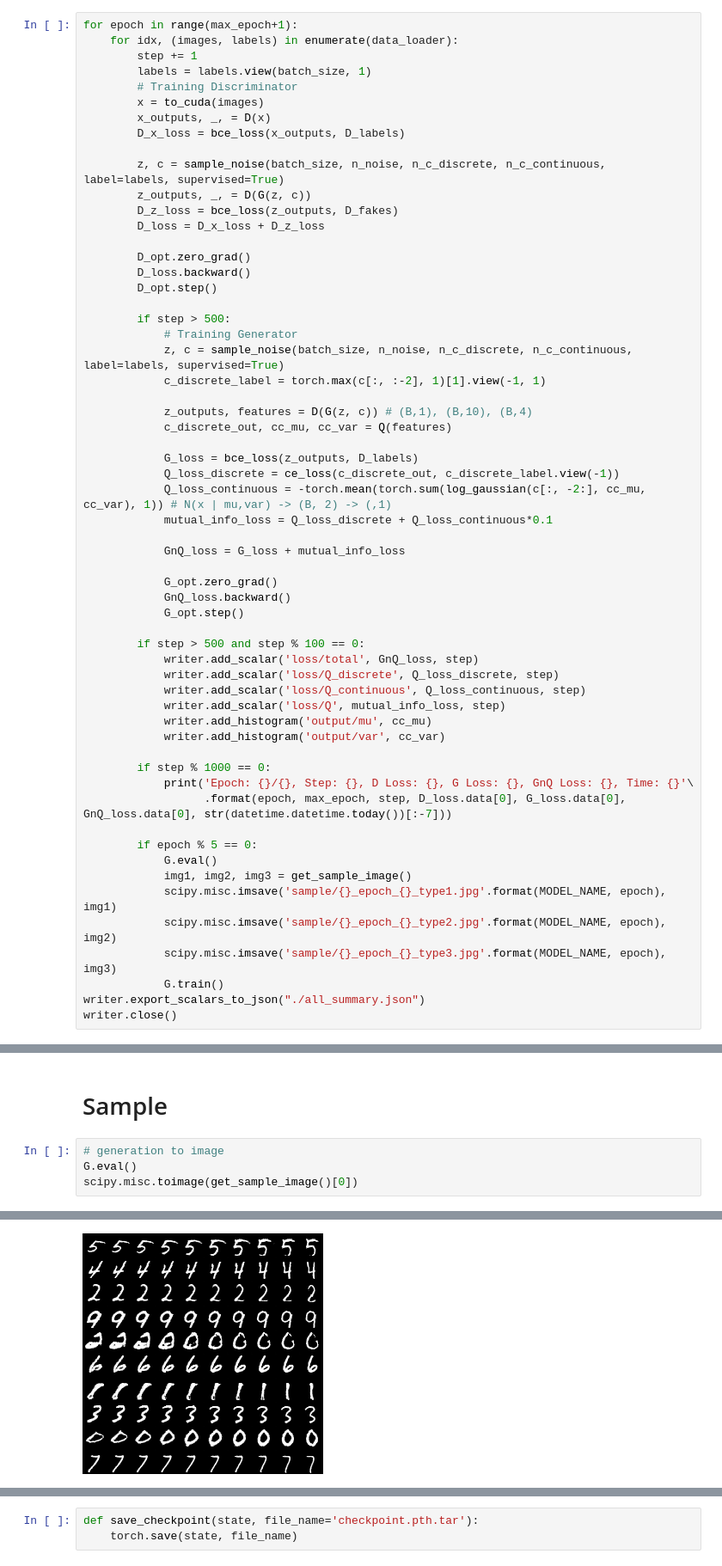
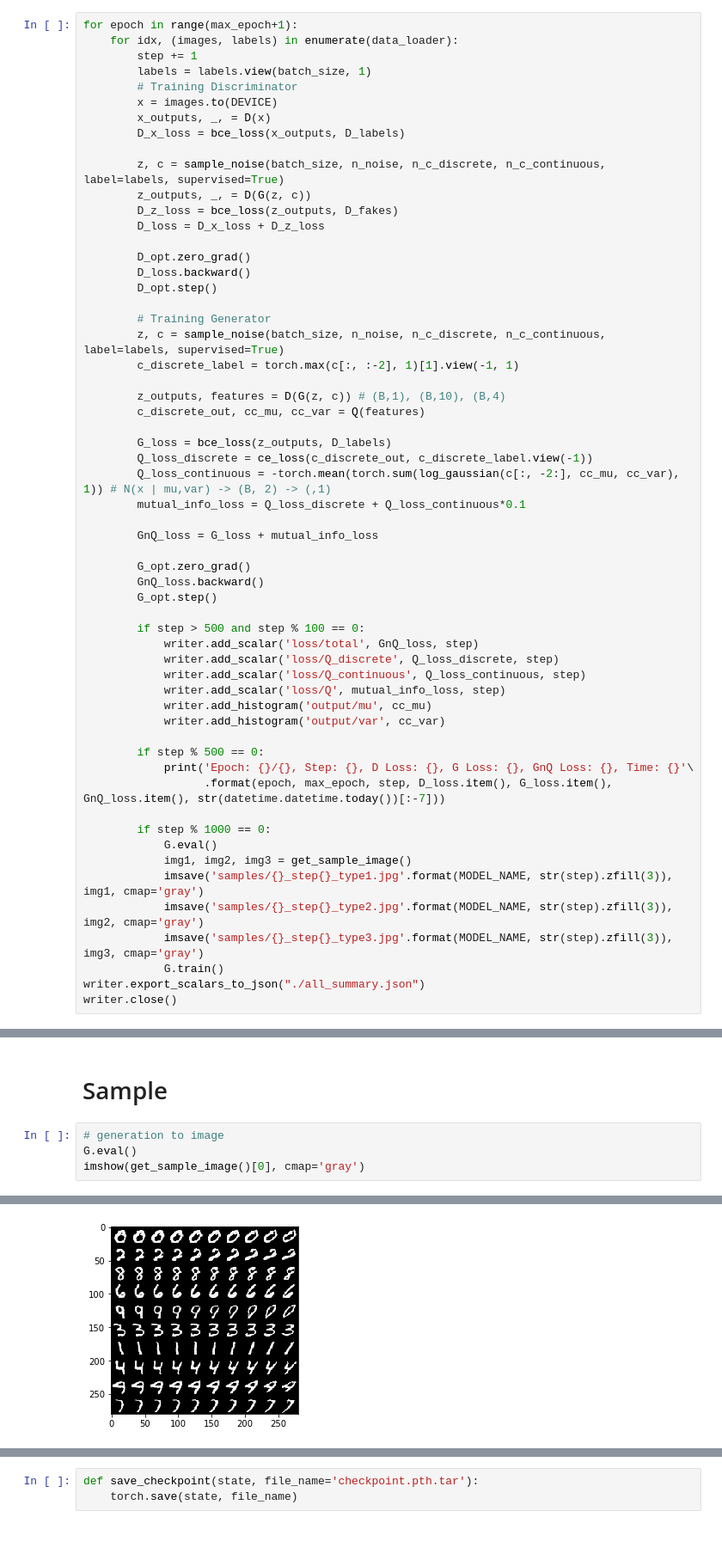
Before and after one commit to Yangyangii/GAN-Tutorial, a Jupyter notebook: Notebooks/infoGAN.ipynb, the cells around one changed output, grey strips where cells are left out. Shown at 86% size. Cells and saved outputs as stored; diff of their text form; blank space fills up the shorter version.

```diff
--- a/Notebooks/infoGAN.ipynb
+++ b/Notebooks/infoGAN.ipynb
@@ -220,7 +220,7 @@ for epoch in range(max_epoch+1):
         step += 1
         labels = labels.view(batch_size, 1)
         # Training Discriminator
-        x = to_cuda(images)
+        x = images.to(DEVICE)
         x_outputs, _, = D(x)
         D_x_loss = bce_loss(x_outputs, D_labels)
 
@@ -233,24 +233,23 @@ for epoch in range(max_epoch+1):
         D_loss.backward()
         D_opt.step()
 
-        if step > 500:
-            # Training Generator
-            z, c = sample_noise(batch_size, n_noise, n_c_discrete, n_c_continuous, label=labels, supervised=True)
-            c_discrete_label = torch.max(c[:, :-2], 1)[1].view(-1, 1)
+        # Training Generator
+        z, c = sample_noise(batch_size, n_noise, n_c_discrete, n_c_continuous, label=labels, supervised=True)
+        c_discrete_label = torch.max(c[:, :-2], 1)[1].view(-1, 1)
 
-            z_outputs, features = D(G(z, c)) # (B,1), (B,10), (B,4)
-            c_discrete_out, cc_mu, cc_var = Q(features)
+        z_outputs, features = D(G(z, c)) # (B,1), (B,10), (B,4)
+        c_discrete_out, cc_mu, cc_var = Q(features)
 
-            G_loss = bce_loss(z_outputs, D_labels)
-            Q_loss_discrete = ce_loss(c_discrete_out, c_discrete_label.view(-1))
-            Q_loss_continuous = -torch.mean(torch.sum(log_gaussian(c[:, -2:], cc_mu, cc_var), 1)) # N(x | mu,var) -> (B, 2) -> (,1)
-            mutual_info_loss = Q_loss_discrete + Q_loss_continuous*0.1
+        G_loss = bce_loss(z_outputs, D_labels)
+        Q_loss_discrete = ce_loss(c_discrete_out, c_discrete_label.view(-1))
+        Q_loss_continuous = -torch.mean(torch.sum(log_gaussian(c[:, -2:], cc_mu, cc_var), 1)) # N(x | mu,var) -> (B, 2) -> (,1)
+        mutual_info_loss = Q_loss_discrete + Q_loss_continuous*0.1
 
-            GnQ_loss = G_loss + mutual_info_loss
+        GnQ_loss = G_loss + mutual_info_loss
 
-            G_opt.zero_grad()
-            GnQ_loss.backward()
-            G_opt.step()
+        G_opt.zero_grad()
+        GnQ_loss.backward()
+        G_opt.step()
 
         if step > 500 and step % 100 == 0:
             writer.add_scalar('loss/total', GnQ_loss, step)
@@ -260,16 +259,16 @@ for epoch in range(max_epoch+1):
             writer.add_histogram('output/mu', cc_mu)
             writer.add_histogram('output/var', cc_var)
 
+        if step % 500 == 0:
+            print('Epoch: {}/{}, Step: {}, D Loss: {}, G Loss: {}, GnQ Loss: {}, Time: {}'\
+                  .format(epoch, max_epoch, step, D_loss.item(), G_loss.item(), GnQ_loss.item(), str(datetime.datetime.today())[:-7]))
+
         if step % 1000 == 0:
-            print('Epoch: {}/{}, Step: {}, D Loss: {}, G Loss: {}, GnQ Loss: {}, Time: {}'\
-                  .format(epoch, max_epoch, step, D_loss.data[0], G_loss.data[0], GnQ_loss.data[0], str(datetime.datetime.today())[:-7]))
-
-        if epoch % 5 == 0:
             G.eval()
             img1, img2, img3 = get_sample_image()
-            scipy.misc.imsave('sample/{}_epoch_{}_type1.jpg'.format(MODEL_NAME, epoch), img1)
-            scipy.misc.imsave('sample/{}_epoch_{}_type2.jpg'.format(MODEL_NAME, epoch), img2)
-            scipy.misc.imsave('sample/{}_epoch_{}_type3.jpg'.format(MODEL_NAME, epoch), img3)
+            imsave('samples/{}_step{}_type1.jpg'.format(MODEL_NAME, str(step).zfill(3)), img1, cmap='gray')
+            imsave('samples/{}_step{}_type2.jpg'.format(MODEL_NAME, str(step).zfill(3)), img2, cmap='gray')
+            imsave('samples/{}_step{}_type3.jpg'.format(MODEL_NAME, str(step).zfill(3)), img3, cmap='gray')
             G.train()
 writer.export_scalars_to_json("./all_summary.json")
 writer.close()
@@ -303,5 +295,5 @@ KeyboardInterrupt:
 # %%
 # generation to image
 G.eval()
-scipy.misc.toimage(get_sample_image()[0])
+imshow(get_sample_image()[0], cmap='gray')
 # %% [output]
@@ -311 +301 @@ Use Pillow's ``Image.fromarray`` directly instead.
-[figure, old version]
+[figure, new version]
```
Also changed, not shown: parts of 14 cells of this notebook, 12 other files.
